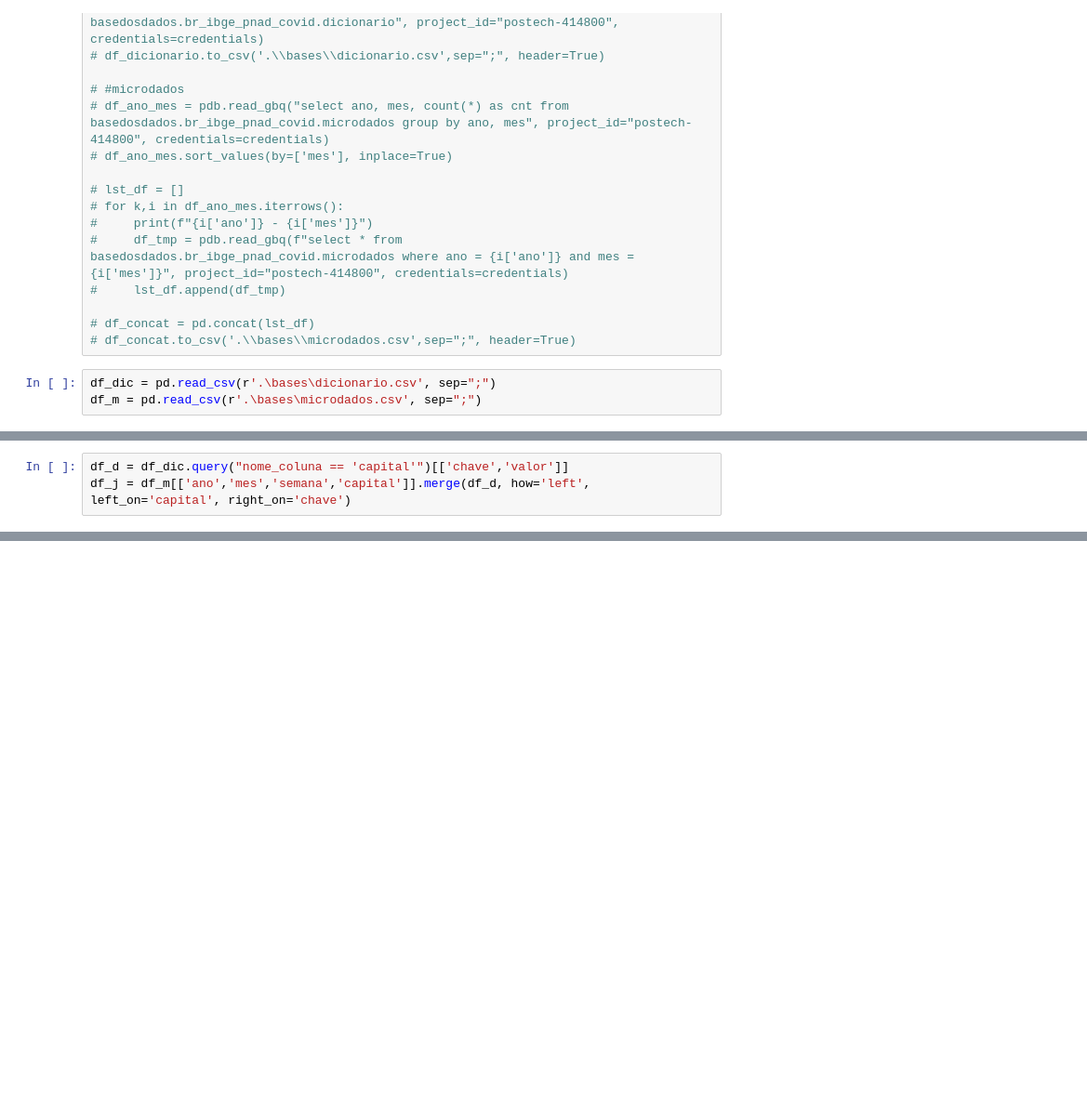
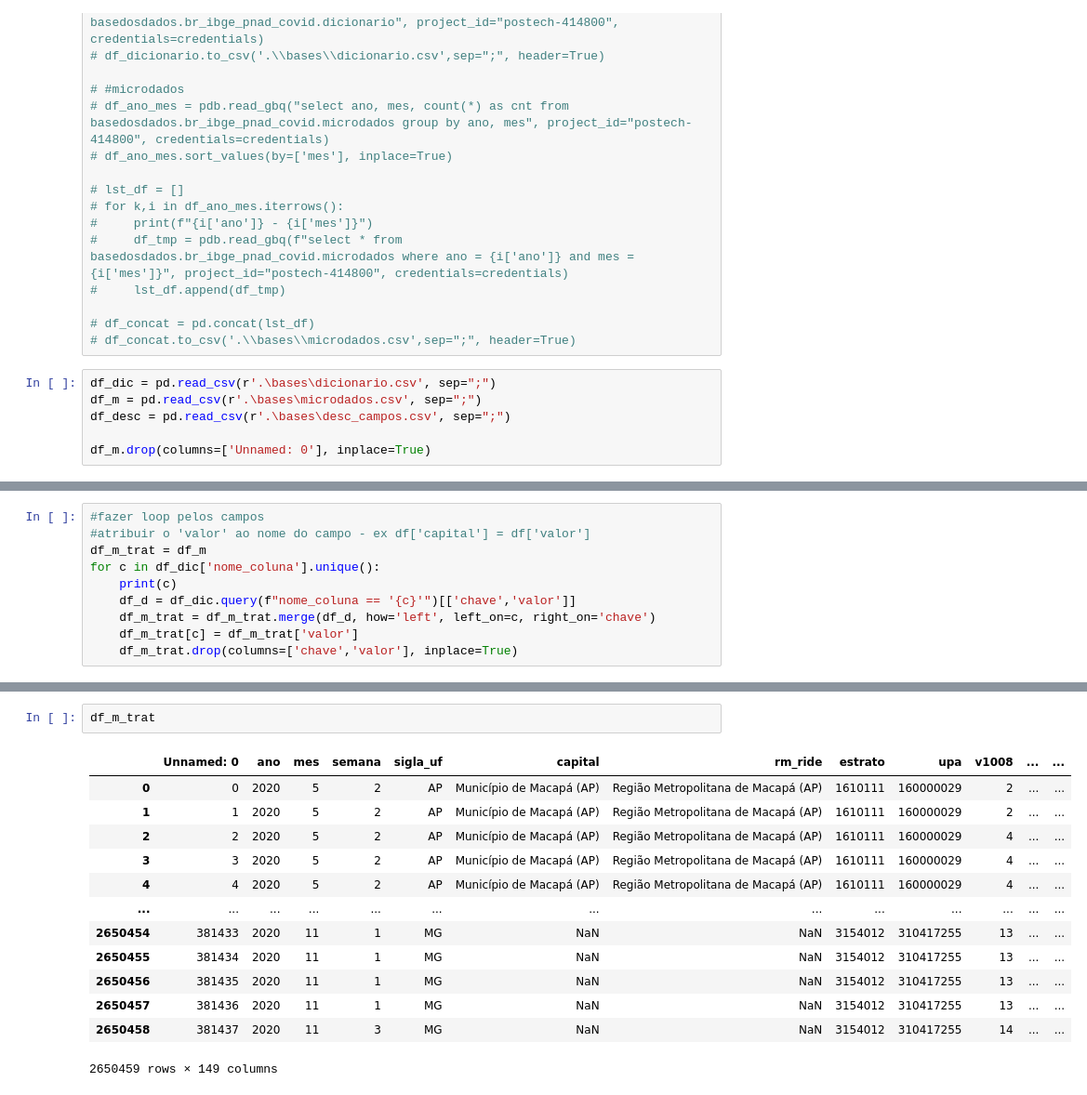
Before and after one commit to ViniciusBrS/TechChallenge, a Jupyter notebook: dados.ipynb, the cells around one changed output, grey strips where cells are left out. Shown at 93% size. Saved outputs shown, nothing was run; the diff lists cells and outputs as text; blank space fills up the shorter version.

Commit message:
tratamento dos dados: replace das chave e nome das colunas

```diff
--- a/dados.ipynb
+++ b/dados.ipynb
@@ -32,3 +32,6 @@ client = bigquery.Client(credentials=credentials)
 # %%
 df_dic = pd.read_csv(r'.\bases\dicionario.csv', sep=";")
 df_m = pd.read_csv(r'.\bases\microdados.csv', sep=";")
+df_desc = pd.read_csv(r'.\bases\desc_campos.csv', sep=";")
+
+df_m.drop(columns=['Unnamed: 0'], inplace=True)
@@ -50,3 +37,0 @@ df_m = pd.read_csv(r'.\bases\microdados.csv', sep=";")
-# %%
-df_d = df_dic.query("nome_coluna == 'capital'")[['chave','valor']]
-df_j = df_m[['ano','mes','semana','capital']].merge(df_d, how='left', left_on='capital', right_on='chave')
@@ -105,0 +38,10 @@ f0061
+# %%
+#fazer loop pelos campos
+#atribuir o 'valor' ao nome do campo - ex df['capital'] = df['valor']
+df_m_trat = df_m
+for c in df_dic['nome_coluna'].unique():
+    print(c)
+    df_d = df_dic.query(f"nome_coluna == '{c}'")[['chave','valor']]
+    df_m_trat = df_m_trat.merge(df_d, how='left', left_on=c, right_on='chave')
+    df_m_trat[c] = df_m_trat['valor']
+    df_m_trat.drop(columns=['chave','valor'], inplace=True)
@@ -105,0 +66,16 @@ f0061
+# %%
+df_m_trat
+# %% [output]
+|  | Unnamed: 0 | ano | mes | semana | sigla_uf | capital | rm_ride | estrato | upa | v1008 | ... | ... |
+| 0 | 0 | 2020 | 5 | 2 | AP | Município de Macapá (AP) | Região Metropolitana de Macapá (AP) | 1610111 | 160000029 | 2 | ... | ... |
+| 1 | 1 | 2020 | 5 | 2 | AP | Município de Macapá (AP) | Região Metropolitana de Macapá (AP) | 1610111 | 160000029 | 2 | ... | ... |
+| 2 | 2 | 2020 | 5 | 2 | AP | Município de Macapá (AP) | Região Metropolitana de Macapá (AP) | 1610111 | 160000029 | 4 | ... | ... |
+| 3 | 3 | 2020 | 5 | 2 | AP | Município de Macapá (AP) | Região Metropolitana de Macapá (AP) | 1610111 | 160000029 | 4 | ... | ... |
+| 4 | 4 | 2020 | 5 | 2 | AP | Município de Macapá (AP) | Região Metropolitana de Macapá (AP) | 1610111 | 160000029 | 4 | ... | ... |
+| ... | ... | ... | ... | ... | ... | ... | ... | ... | ... | ... | ... | ... |
+| 2650454 | 381433 | 2020 | 11 | 1 | MG | NaN | NaN | 3154012 | 310417255 | 13 | ... | ... |
+| 2650455 | 381434 | 2020 | 11 | 1 | MG | NaN | NaN | 3154012 | 310417255 | 13 | ... | ... |
+| 2650456 | 381435 | 2020 | 11 | 1 | MG | NaN | NaN | 3154012 | 310417255 | 13 | ... | ... |
+| 2650457 | 381436 | 2020 | 11 | 1 | MG | NaN | NaN | 3154012 | 310417255 | 13 | ... | ... |
+| 2650458 | 381437 | 2020 | 11 | 3 | MG | NaN | NaN | 3154012 | 310417255 | 14 | ... | ... |
+2650459 rows × 149 columns
```
Also changed, not shown: parts of 7 cells of this notebook.
